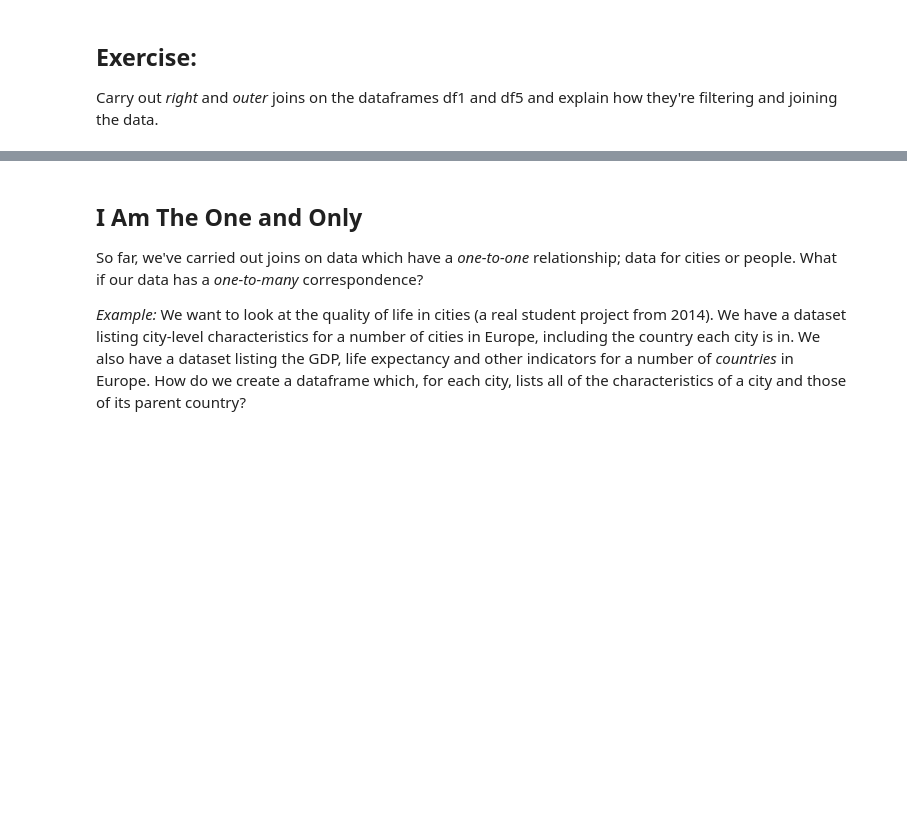
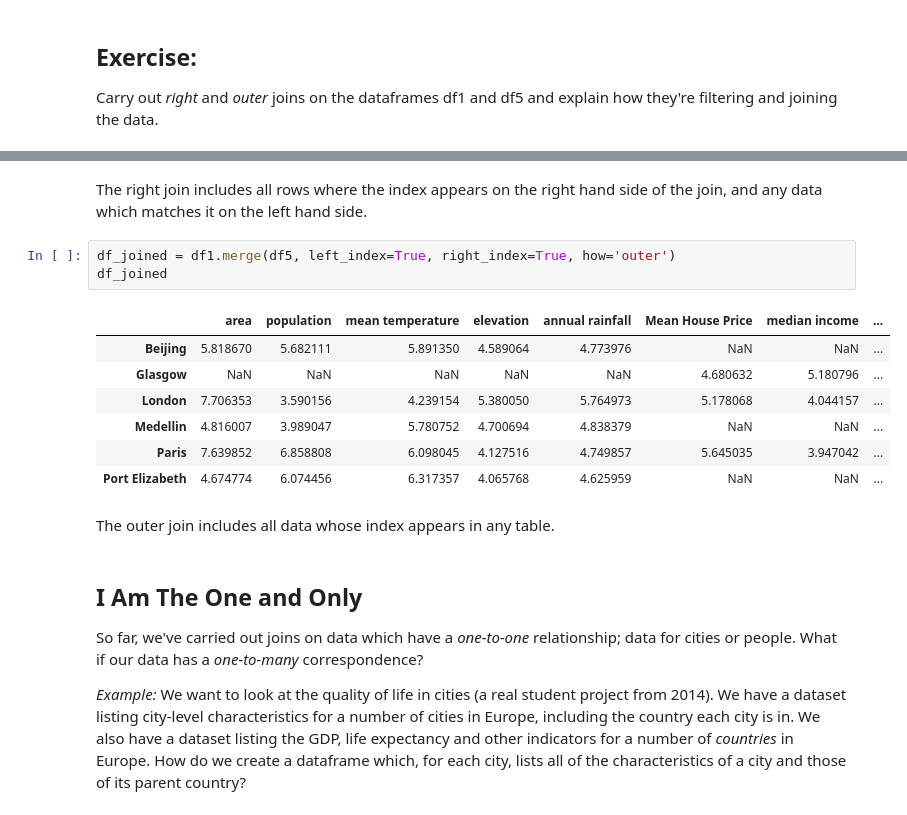
Before and after one commit to snig-17/QM2, a Jupyter notebook: W6_Merging_and_Joining_in_Python.ipynb, the cells around one changed output, grey strips where cells are left out. Drawn from its saved outputs; the diff is of its cells as text; blank space fills up the shorter version.

```diff
--- a/W6_Merging_and_Joining_in_Python.ipynb
+++ b/W6_Merging_and_Joining_in_Python.ipynb
@@ -336,3 +365,18 @@ Carry out *right* and *outer* joins on the dataframes df1 and df5 and explain ho
+# %% [markdown]
+The right join includes all rows where the index appears on the right hand side of the join, and any data which matches it on the left hand side.
+# %%
+df_joined = df1.merge(df5, left_index=True, right_index=True, how='outer')
+df_joined
+# %% [output]
+|  | area | population | mean temperature | elevation | annual rainfall | Mean House Price | median income | ... |
+| Beijing | 5.818670 | 5.682111 | 5.891350 | 4.589064 | 4.773976 | NaN | NaN | ... |
+| Glasgow | NaN | NaN | NaN | NaN | NaN | 4.680632 | 5.180796 | ... |
+| London | 7.706353 | 3.590156 | 4.239154 | 5.380050 | 5.764973 | 5.178068 | 4.044157 | ... |
+| Medellin | 4.816007 | 3.989047 | 5.780752 | 4.700694 | 4.838379 | NaN | NaN | ... |
+| Paris | 7.639852 | 6.858808 | 6.098045 | 4.127516 | 4.749857 | 5.645035 | 3.947042 | ... |
+| Port Elizabeth | 4.674774 | 6.074456 | 6.317357 | 4.065768 | 4.625959 | NaN | NaN | ... |
+# %% [markdown]
+The outer join includes all data whose index appears in any table.
 # %% [markdown]
 ## I Am The One and Only
 
```
Also changed, not shown: parts of 32 cells of this notebook.
